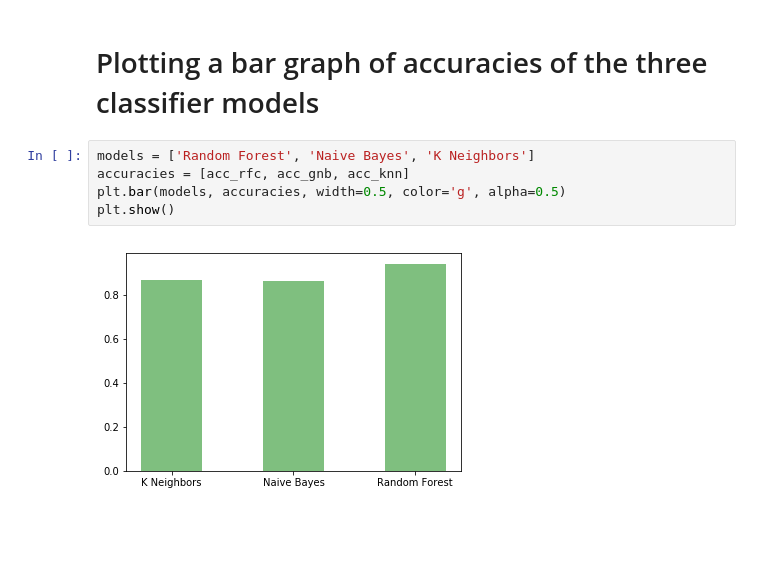
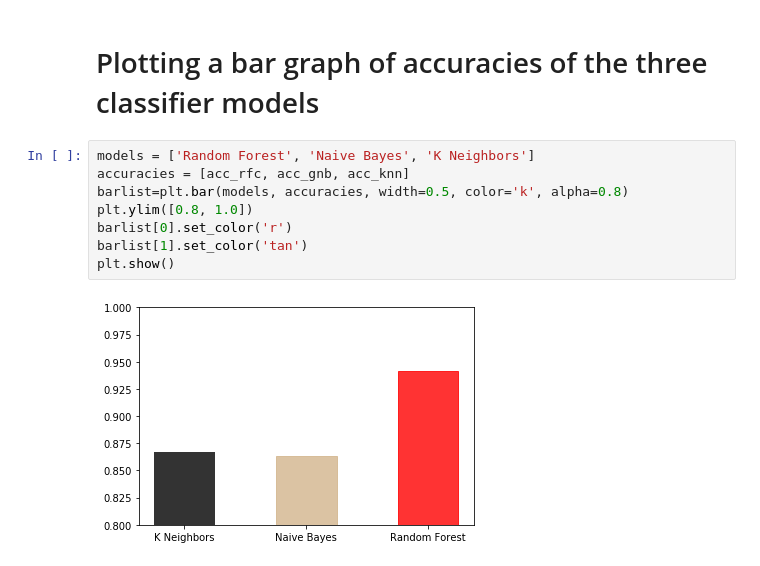
Before and after one commit to Customer-Churn-Prediction/Project-Machine-Learning, a Jupyter notebook: project_final.ipynb, the cells around one changed output. Cells and saved outputs as stored; diff of their text form; blank space fills up the shorter version.

```diff
--- a/project_final.ipynb
+++ b/project_final.ipynb
@@ -302,7 +302,10 @@ Accuracy of KNN classifier: 0.866746698679
 # %%
 models = ['Random Forest', 'Naive Bayes', 'K Neighbors']
 accuracies = [acc_rfc, acc_gnb, acc_knn]
-plt.bar(models, accuracies, width=0.5, color='g', alpha=0.5)
+barlist=plt.bar(models, accuracies, width=0.5, color='k', alpha=0.8)
+plt.ylim([0.8, 1.0])
+barlist[0].set_color('r')
+barlist[1].set_color('tan')
 plt.show()
 # %% [output]
-[figure, old version]
+[figure, new version]
```
Also changed, not shown: parts of 2 cells of this notebook.
